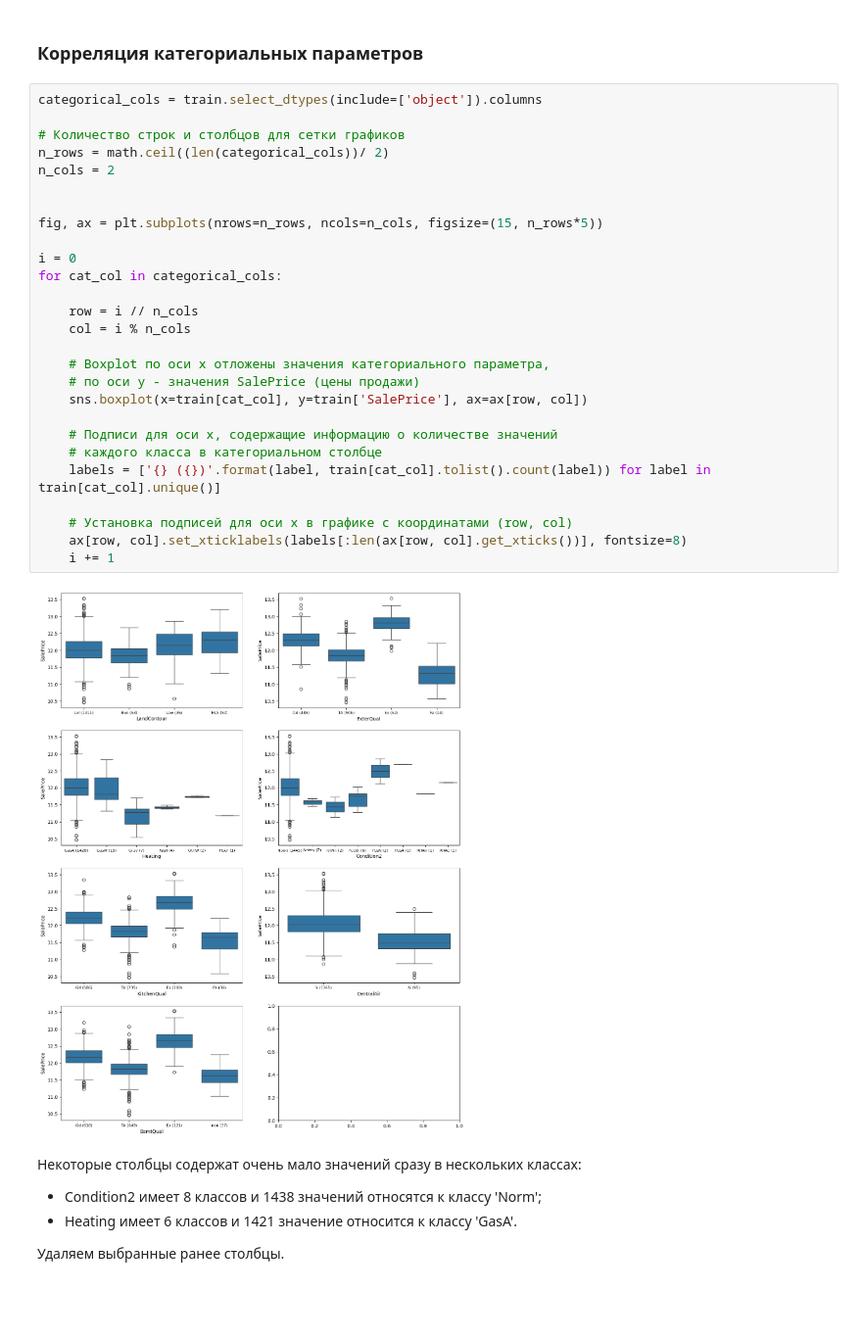
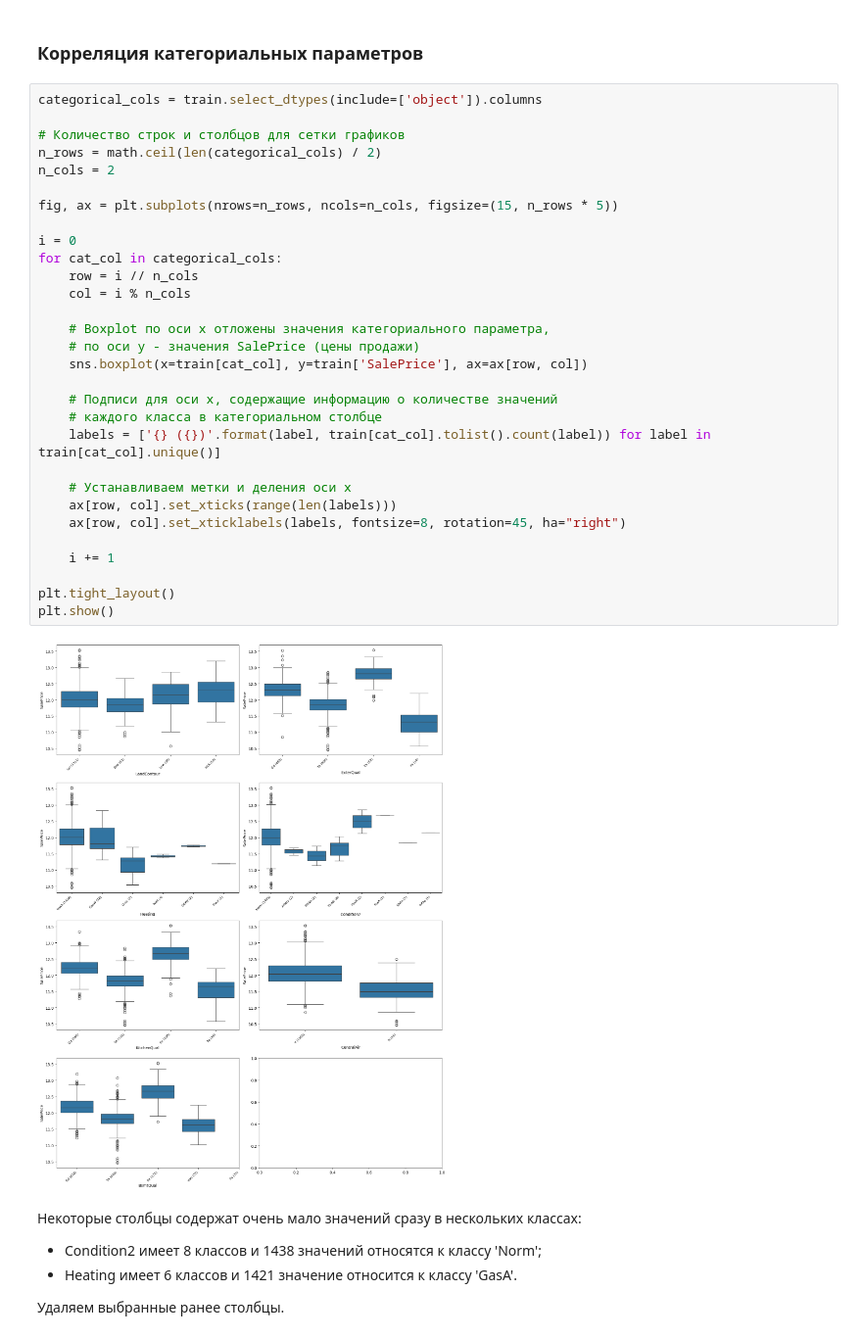
Before and after one commit to level0rd/Machine-Learning-Course, a Jupyter notebook: Test_tasks/KostopravovAA_WB.ipynb, the cells around one changed output. Shown: that part at 98% size. Drawn from its saved outputs; the diff is of its cells as text; blank space fills up the shorter version.

```diff
--- a/Test_tasks/KostopravovAA_WB.ipynb
+++ b/Test_tasks/KostopravovAA_WB.ipynb
@@ -158,32 +158,35 @@ Name: SalePrice, dtype: float64
 # %%
 categorical_cols = train.select_dtypes(include=['object']).columns
 
 # Количество строк и столбцов для сетки графиков
-n_rows = math.ceil((len(categorical_cols))/ 2)
+n_rows = math.ceil(len(categorical_cols) / 2)
 n_cols = 2
 
-
-fig, ax = plt.subplots(nrows=n_rows, ncols=n_cols, figsize=(15, n_rows*5))
+fig, ax = plt.subplots(nrows=n_rows, ncols=n_cols, figsize=(15, n_rows * 5))
 
 i = 0
 for cat_col in categorical_cols:
-
     row = i // n_cols
     col = i % n_cols
 
     # Boxplot по оси x отложены значения категориального параметра,
     # по оси y - значения SalePrice (цены продажи)
     sns.boxplot(x=train[cat_col], y=train['SalePrice'], ax=ax[row, col])
 
     # Подписи для оси x, содержащие информацию о количестве значений
     # каждого класса в категориальном столбце
     labels = ['{} ({})'.format(label, train[cat_col].tolist().count(label)) for label in train[cat_col].unique()]
 
-    # Установка подписей для оси x в графике с координатами (row, col)
-    ax[row, col].set_xticklabels(labels[:len(ax[row, col].get_xticks())], fontsize=8)
+    # Устанавливаем метки и деления оси x
+    ax[row, col].set_xticks(range(len(labels)))
+    ax[row, col].set_xticklabels(labels, fontsize=8, rotation=45, ha="right")
+
     i += 1
+
+plt.tight_layout()
+plt.show()
 # %% [output]
-[figure, old version]
+[figure, new version]
 # %% [markdown]
 Некоторые столбцы содержат очень мало значений сразу в нескольких классах:
 
```
Also changed, not shown: parts of 1 cell of this notebook.
